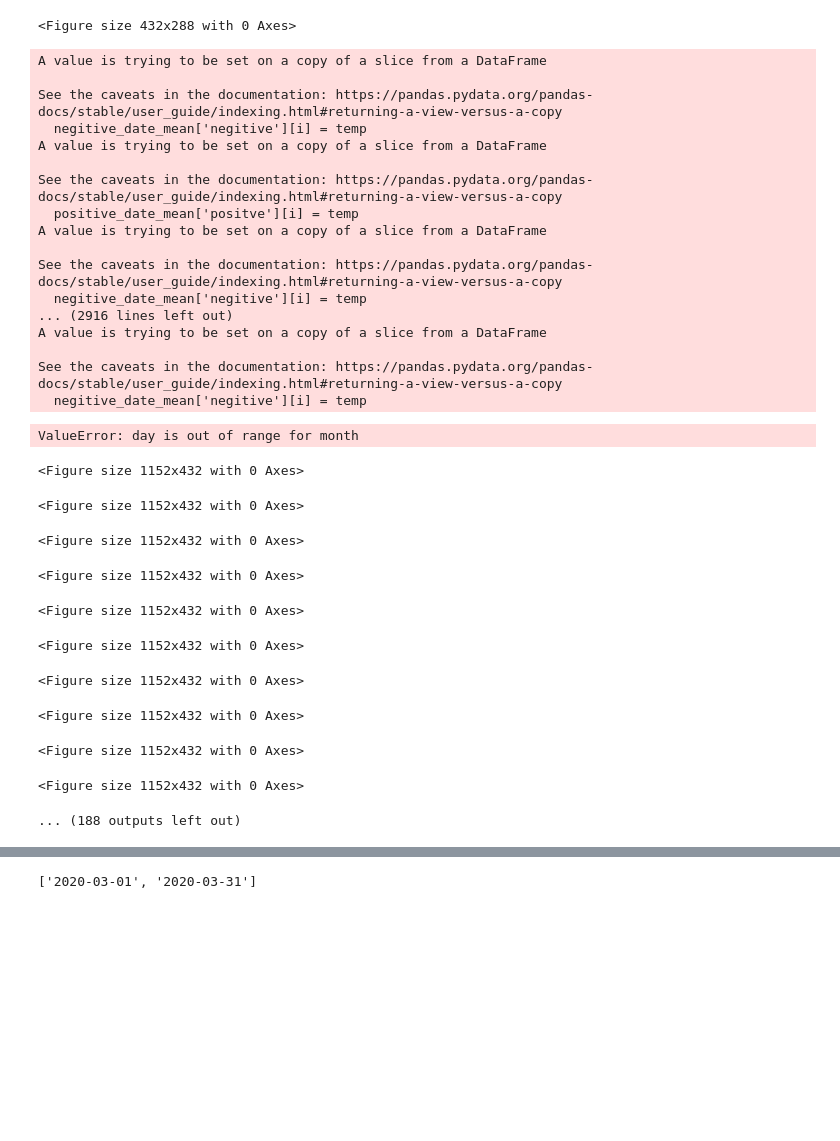
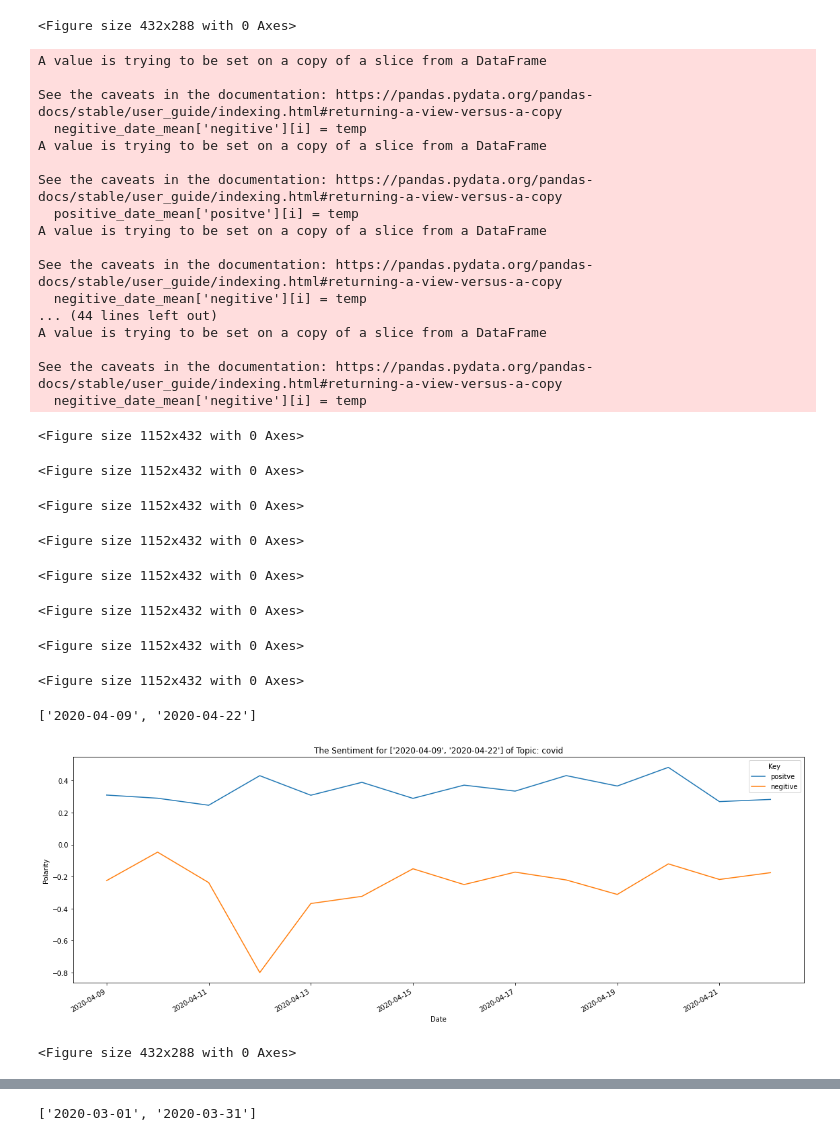
Before and after one commit to tomashege/research_project, a Jupyter notebook: Tomas/notebooks/Analysis.ipynb, the cells around one changed output, grey strips where cells are left out. Cells and saved outputs as stored; diff of their text form; code cells hidden in the pictures; blank space fills up the shorter version.

```diff
--- a/Tomas/notebooks/Analysis.ipynb
+++ b/Tomas/notebooks/Analysis.ipynb
@@ -278,7 +278,7 @@ def get_the_date(month_code):
                   3:['2020-05-01','2020-05-31', "May"],
                   4:['2020-06-01','2020-06-30', "June"],
                   5:['2020-07-01','2020-07-31', "July"],
-                  6:['2020-08-01','2020-09-31', "August"],
+                  6:['2020-08-01','2020-08-31', "August"],
                   7:['2020-09-01','2020-09-30', "September"],
                   8:['2020-10-01','2020-10-31', "October"]}
     return moths_dates[month_code]
@@ -300,8 +300,7 @@ def get_date_range(date, d1, d2):
 
 for i in range(1,9):
     nedded_dates = get_the_date(i)
-    for i in word_list_counter.most_common(100):
-
+    for i in word_list_counter.most_common(1):
         # select start and end date
         # Drop The columes that do not include the key_word
         key_word = i[0]
@@ -354,12 +353,12 @@ A value is trying to be set on a copy of a slice from a DataFrame
 
 See the caveats in the documentation: https://pandas.pydata.org/pandas-docs/stable/user_guide/indexing.html#returning-a-view-versus-a-copy
   negitive_date_mean['negitive'][i] = temp
-... (2916 lines left out)
+... (44 lines left out)
 A value is trying to be set on a copy of a slice from a DataFrame
 
 See the caveats in the documentation: https://pandas.pydata.org/pandas-docs/stable/user_guide/indexing.html#returning-a-view-versus-a-copy
   negitive_date_mean['negitive'][i] = temp
-ValueError: day is out of range for month
+<Figure size 1152x432 with 0 Axes>
 <Figure size 1152x432 with 0 Axes>
 <Figure size 1152x432 with 0 Axes>
 <Figure size 1152x432 with 0 Axes>
@@ -367,7 +366,54 @@ ValueError: day is out of range for month
 <Figure size 1152x432 with 0 Axes>
 <Figure size 1152x432 with 0 Axes>
 <Figure size 1152x432 with 0 Axes>
-<Figure size 1152x432 with 0 Axes>
-<Figure size 1152x432 with 0 Axes>
-<Figure size 1152x432 with 0 Axes>
-... (188 outputs left out)
+# %%
+#drill down code
+def drill_down_date_topic(topic_word, date_1, date_2):
+    key_word = topic_word
+    nedded_dates = [date_1, date_2]
+    key_word_sentimnet_score_all = tweets[tweets['tweet'].apply(lambda x : get_key_word(x,key_word)) == True]
+    key_word_sentimnet_score_all = key_word_sentimnet_score_all[key_word_sentimnet_score_all['date'].apply(lambda x : get_date_range(x, nedded_dates[0], nedded_dates[1])) == True]
+    positive_date_mean = key_word_sentimnet_score_all.groupby('date', as_index=False)['positve'].mean()
+    negitive_date_mean = key_word_sentimnet_score_all.groupby('date', as_index=False)['negitive'].mean()
+    # ASK RICH ABOUT THIS SECTION OF CODE>>> What it does is adds the prvious value to the NaN sections.
+    NaN_test = pd.isnull(positive_date_mean)
+    temp = 0.0
+    for i in range(0, len(NaN_test)):
+        try:
+            if NaN_test['positve'][i] == True:
+                positive_date_mean['positve'][i] = temp
+            else:
+                temp = positive_date_mean['positve'][i]
+        except:
+            continue
+    NaN_test = pd.isnull(negitive_date_mean)
+    temp = 0.0
+    for i in range(0, len(NaN_test)):
+        try:
+            if NaN_test['negitive'][i] == True:
+                negitive_date_mean['negitive'][i] = temp
+            else:
+                temp = negitive_date_mean['negitive'][i]
+        except:
+            continue
+
+        # Dsiplay The files.
+    display_df_average = positive_date_mean
+    display_df_average['negitive'] = negitive_date_mean['negitive']
+    plt.figure(figsize=(16, 6))
+    sns.lineplot(x='Date',
+                 y='Polarity',
+                 hue='Key',
+                 data=pd.melt(display_df_average,
+                              ['date']).rename(columns={"value": "Polarity","variable":"Key", "date":"Date"})).set_title("The Sentiment for " + str(nedded_dates) + " of Topic: "+key_word).get_figure().autofmt_xdate()
+    plt.tight_layout()
+    print(nedded_dates)
+    plt.show()
+    #plt.savefig("/Users/tomashegewisch/research_project/Tomas/charts/Sentiment_"+key_word+"_"+str(nedded_dates[0])+"_"+str(nedded_dates[1])+".png")
+    plt.clf()
+
+drill_down_date_topic("covid", '2020-04-09', '2020-04-22')
+# %% [output]
+['2020-04-09', '2020-04-22']
+[figure, added]
+<Figure size 432x288 with 0 Axes>
```
Also changed, not shown: parts of 8 cells of this notebook, 26 other files.
